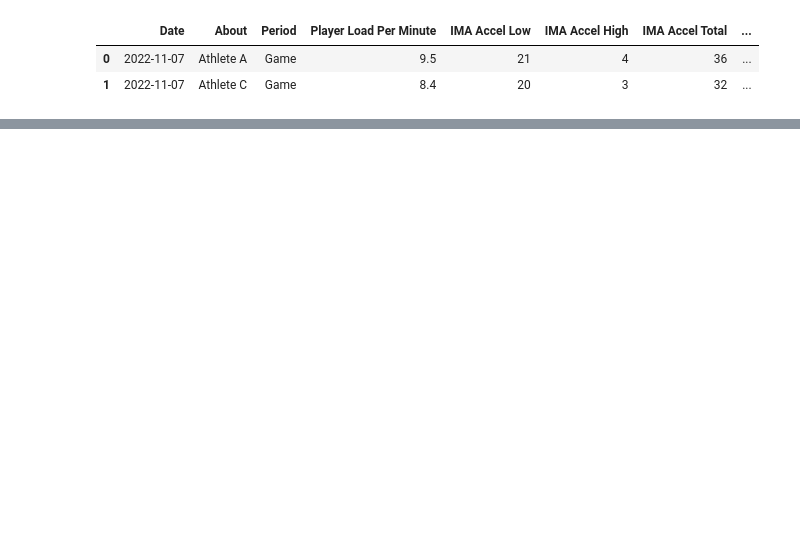
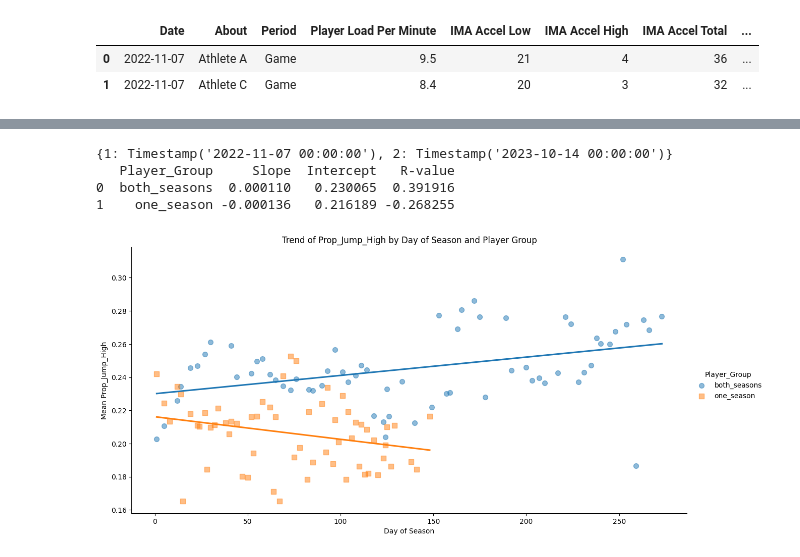
Before and after one commit to mgh2xx/FinalProject, a Jupyter notebook: assignments/graph_1.ipynb, the cells around one changed output, grey strips where cells are left out. Saved outputs shown, nothing was run; the diff lists cells and outputs as text; code cells hidden in the pictures; blank space fills up the shorter version.

```diff
--- a/assignments/graph_1.ipynb
+++ b/assignments/graph_1.ipynb
@@ -82,0 +85,71 @@ plt.show()
+# %%
+# Making a new variable which tells whether or not the player is in both seasons or just one
+rolling_df['Player_Group'] = rolling_df['About'].apply(lambda x: 'both_seasons' if x in players_in_both else 'one_season')
+
+
+# Getting the start date for each season
+season_starts = rolling_df.groupby('Season')['Date'].min().to_dict()
+
+# Getting the number of days into the season for each season
+rolling_df['Day_of_Season'] = rolling_df.apply(lambda row: (row['Date'] - season_starts[row['Season']]).days + 1, axis=1)
+
+# Getting last day of season 1
+season1_length = (rolling_df[rolling_df['Season'] == 1]['Date'].max() - season_starts[1]).days + 1
+
+# Function adds the number of days in the first season to the day in the second season
+    # This prevents for example the 5th day in the second season and the 5th day in the first season being seen as the same day
+def adjust_day(row):
+    if row['Player_Group'] == 'both_seasons' and row['Season'] == 2:
+        return row['Day_of_Season'] + season1_length
+    else:
+        return row['Day_of_Season']
+
+# Adding the first season length to the second seasons
+rolling_df['Adjusted_Day'] = rolling_df.apply(adjust_day, axis=1)
+
+# Grouping by day of the season and whether or not the player was in both seasons, then taking the mean of the prop
+daily_means = rolling_df.groupby(['Adjusted_Day', 'Player_Group'])['Prop_Jump_High'].mean().reset_index()
+
+from scipy import stats
+
+# Making a dataframe to hold the required linear regression values
+linreg_df = pd.DataFrame(columns=["Player_Group", "Slope", "Intercept", "R-value"])
+
+# Looping through each unique player group (instead of dataset in the original code)
+for group in daily_means["Player_Group"].unique():
+    # Selecting the relevant data for the current player group
+    group_data = daily_means[daily_means["Player_Group"] == group]
+
+    # Running linear regression on Adjusted_Day vs Prop_Jump_High
+    slope, intercept, r_value, p_value, std_err = stats.linregress(group_data['Adjusted_Day'], group_data['Prop_Jump_High'])
+
+    # Adding the linear regression results to the DataFrame
+    linreg_df.loc[len(linreg_df)] = [group, slope, intercept, r_value]
+
+# Showing the table with linear regression results
+print(linreg_df)
+
+
+
+sns.lmplot(
+    data=daily_means,
+    x='Adjusted_Day',
+    y='Prop_Jump_High',
+    hue='Player_Group',
+    ci=None,   # Remove confidence intervals (optional)
+    markers=["o", "s"],
+    scatter_kws={"s": 50, "alpha": 0.5},  # smaller, lighter scatter points
+    height=6,
+    aspect=2
+)
+
+plt.title('Trend of Prop_Jump_High by Day of Season and Player Group')
+plt.xlabel('Day of Season')
+plt.ylabel('Mean Prop_Jump_High')
+plt.show()
+# %% [output]
+{1: Timestamp('2022-11-07 00:00:00'), 2: Timestamp('2023-10-14 00:00:00')}
+   Player_Group     Slope  Intercept   R-value
+0  both_seasons  0.000110   0.230065  0.391916
+1    one_season -0.000136   0.216189 -0.268255
+[figure, added]
```
Also changed, not shown: parts of 5 cells of this notebook.
